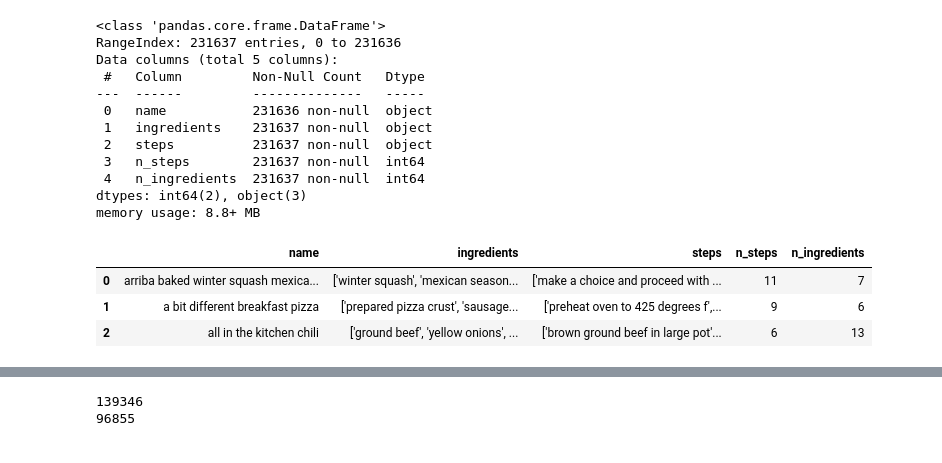
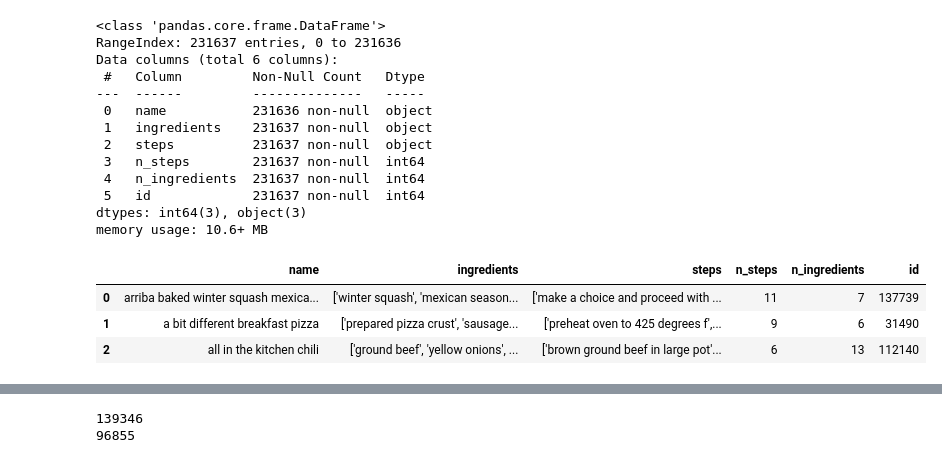
Before and after one commit to maxiior/CBR-LLM, a Jupyter notebook: mas/preprocess_data_v2.ipynb, the cells around one changed output, grey strips where cells are left out. Drawn from its saved outputs; the diff is of its cells as text; code cells hidden in the pictures.

Commit message:
dataset v3

```diff
--- a/mas/preprocess_data_v2.ipynb
+++ b/mas/preprocess_data_v2.ipynb
@@ -6,12 +8,12 @@ from collections import Counter
 # %%
-columns = ["name", "ingredients", "steps", "n_steps", "n_ingredients"]
-df = pd.read_csv("dataset_RAW_recipes.csv")[columns]
+columns = ["name", "ingredients", "steps", "n_steps", "n_ingredients", "id"]
+df_raw = pd.read_csv("dataset_RAW_recipes.csv")[columns]
 # %%
-df.info()
+df_raw.info()
 # %% [output]
 <class 'pandas.core.frame.DataFrame'>
 RangeIndex: 231637 entries, 0 to 231636
-Data columns (total 5 columns):
+Data columns (total 6 columns):
  #   Column         Non-Null Count   Dtype
 ---  ------         --------------   -----
  0   name           231636 non-null  object
@@ -19,15 +21,16 @@ Data columns (total 5 columns):
  2   steps          231637 non-null  object
  3   n_steps        231637 non-null  int64
  4   n_ingredients  231637 non-null  int64
-dtypes: int64(2), object(3)
-memory usage: 8.8+ MB
+ 5   id             231637 non-null  int64
+dtypes: int64(3), object(3)
+memory usage: 10.6+ MB
 # %%
 # name, steps, ingredients
 
-df.head(3)
+df_raw.head(3)
 # %% [output]
-|  | name | ingredients | steps | n_steps | n_ingredients |
-| 0 | arriba baked winter squash mexica... | ['winter squash', 'mexican season... | ['make a choice and proceed with ... | 11 | 7 |
-| 1 | a bit different breakfast pizza | ['prepared pizza crust', 'sausage... | ['preheat oven to 425 degrees f',... | 9 | 6 |
-| 2 | all in the kitchen chili | ['ground beef', 'yellow onions', ... | ['brown ground beef in large pot'... | 6 | 13 |
+|  | name | ingredients | steps | n_steps | n_ingredients | id |
+| 0 | arriba baked winter squash mexica... | ['winter squash', 'mexican season... | ['make a choice and proceed with ... | 11 | 7 | 137739 |
+| 1 | a bit different breakfast pizza | ['prepared pizza crust', 'sausage... | ['preheat oven to 425 degrees f',... | 9 | 6 | 31490 |
+| 2 | all in the kitchen chili | ['ground beef', 'yellow onions', ... | ['brown ground beef in large pot'... | 6 | 13 | 112140 |
 # %%
```
Also changed, not shown: parts of 13 cells of this notebook, 5 other files.
